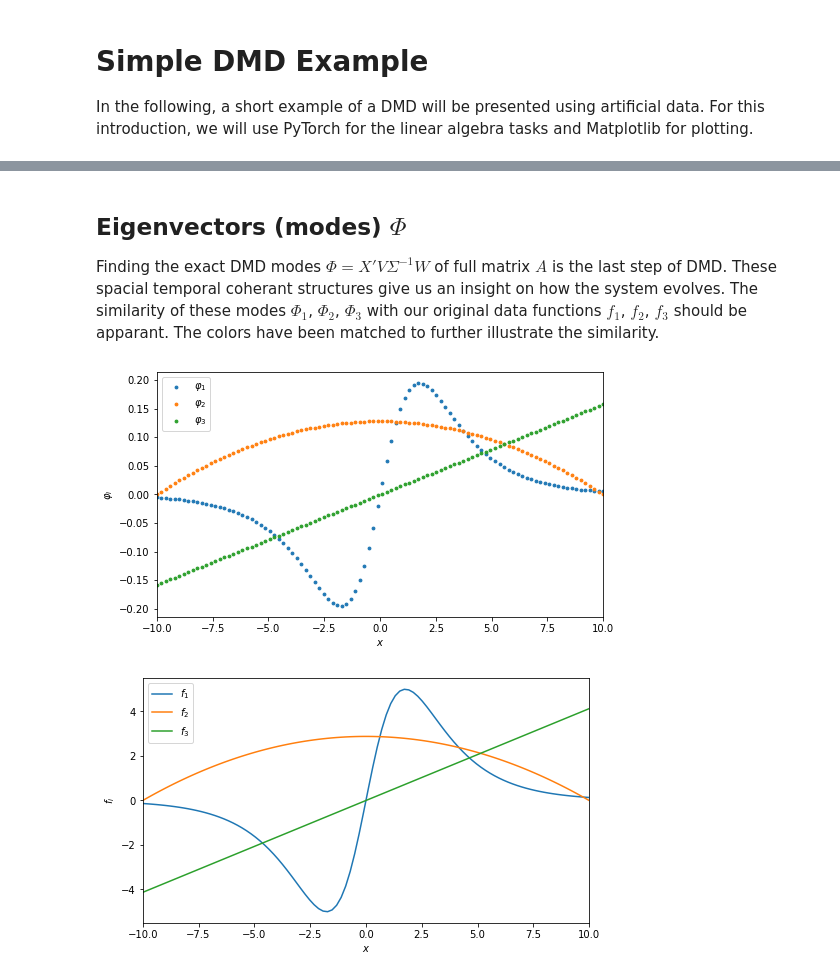
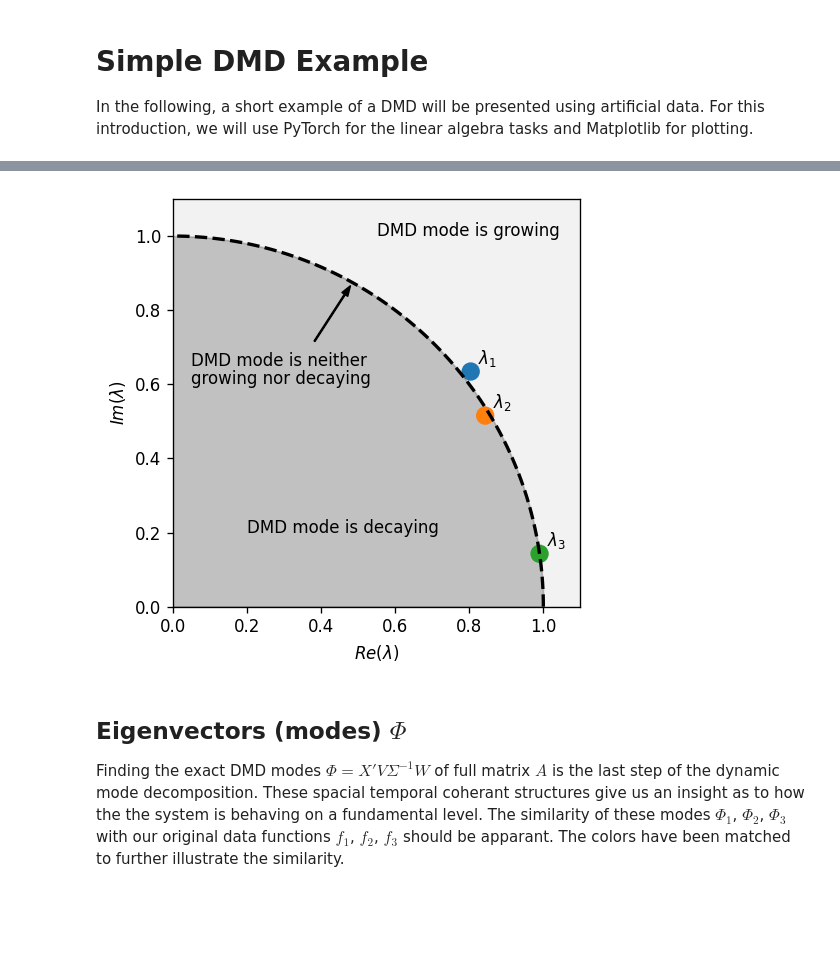
Before and after one commit to FlowModelingControl/flowtorch, a Jupyter notebook: docs/source/notebooks/DMD_introduction.ipynb, the cells around one changed output, grey strips where cells are left out. Cells and saved outputs as stored; diff of their text form; code cells hidden in the pictures; blank space fills up the shorter version.

```diff
--- a/docs/source/notebooks/DMD_introduction.ipynb
+++ b/docs/source/notebooks/DMD_introduction.ipynb
@@ -232,36 +200,16 @@ ax.set_aspect(1)
+# %%
+'''Calculating eigenvalues'''
+val, vec = np.linalg.eig(A_tilde) #not supported as of pytorch 1.8
+
+val = pt.from_numpy(val) #simple conversion to continue working with PyTorch Tensors
+vec = pt.from_numpy(vec)
+
+
+'''Plotting eigenvalues'''
+plot_eigenvalues(val)
+# %% [output]
+[figure, added]
 # %% [markdown]
 ## Eigenvectors (modes) $\Phi$
 
-Finding the exact DMD modes $\Phi = X'V\Sigma^{-1}W$ of full matrix $A$ is the last step of DMD. These spacial temporal coherant structures give us an insight on how the system evolves. The similarity of these modes $\Phi_1$, $\Phi_2$, $\Phi_3$ with our original data functions $f_1$, $f_2$, $f_3$ should be apparant. The colors have been matched to further illustrate the similarity.
+Finding the exact DMD modes $\Phi = X'V\Sigma^{-1}W$ of full matrix $A$ is the last step of the dynamic mode decomposition. These spacial temporal coherant structures give us an insight as to how the the system is behaving on a fundamental level. The similarity of these modes $\Phi_1$, $\Phi_2$, $\Phi_3$ with our original data functions $f_1$, $f_2$, $f_3$ should be apparant. The colors have been matched to further illustrate the similarity.
-# %%
-'''Calculating eigenvectors'''
-phi = X_prime @ V @ s_inv @ vec #exact DMD modes
-
-
-'''Plotting eigenvectors'''
-def plot_dmd_modes(x, modes):
-    fig, ax = plt.subplots(1, 1, figsize=(8, 4.5))
-    for i in range(modes.shape[1]):
-        ax.scatter(x, pt.real(modes[:, i]), s=8, label=r"${:s}_{:d}$".format(r"{\varphi}", i+1))
-    ax.set_xlabel(r"$x$")
-    ax.set_ylabel(r"$\varphi_i$")
-    ax.set_xlim(pt.min(x), pt.max(x))
-    ax.legend()
-
-
-def plot_og_data(x, f1, f2, f3):
-    fig, ax = plt.subplots(1, 1, figsize=(8, 4.5))
-    one = ax.plot(x, pt.real(f1[:, 0]), c='C0', label='$f_1$')
-    two = ax.plot(x, pt.real(f2[:, 14]), c='C1', label='$f_2$')     #ein bisschen hingeschumelt..?
-    three = ax.plot(x, pt.real(f3[:, 8]), c='C2', label='$f_3$')
-    ax.set_xlabel(r"$x$")
-    ax.set_ylabel('$f_i$')
-    ax.set_xlim(pt.min(x), pt.max(x))
-    ax.legend()
-
-
-plot_dmd_modes(Xm[0,:], phi)
-plot_og_data(Xm[0,:], f1, f2, f3)
-# %% [output]
-[figure, removed]
-[figure, removed]
```
Also changed, not shown: parts of 42 cells of this notebook, 8 other files.
